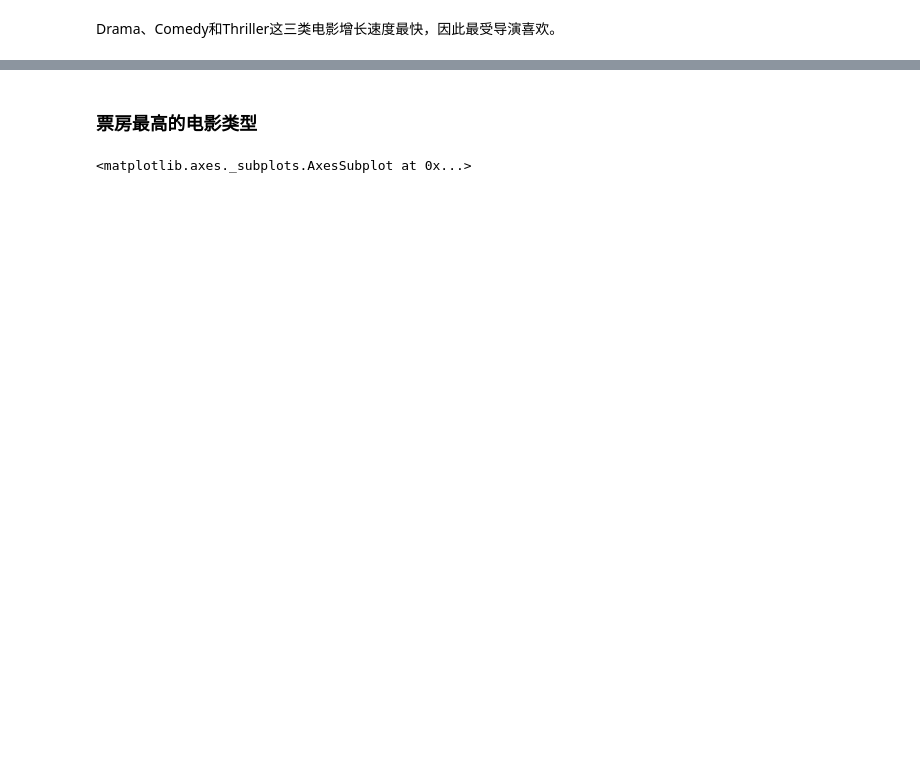
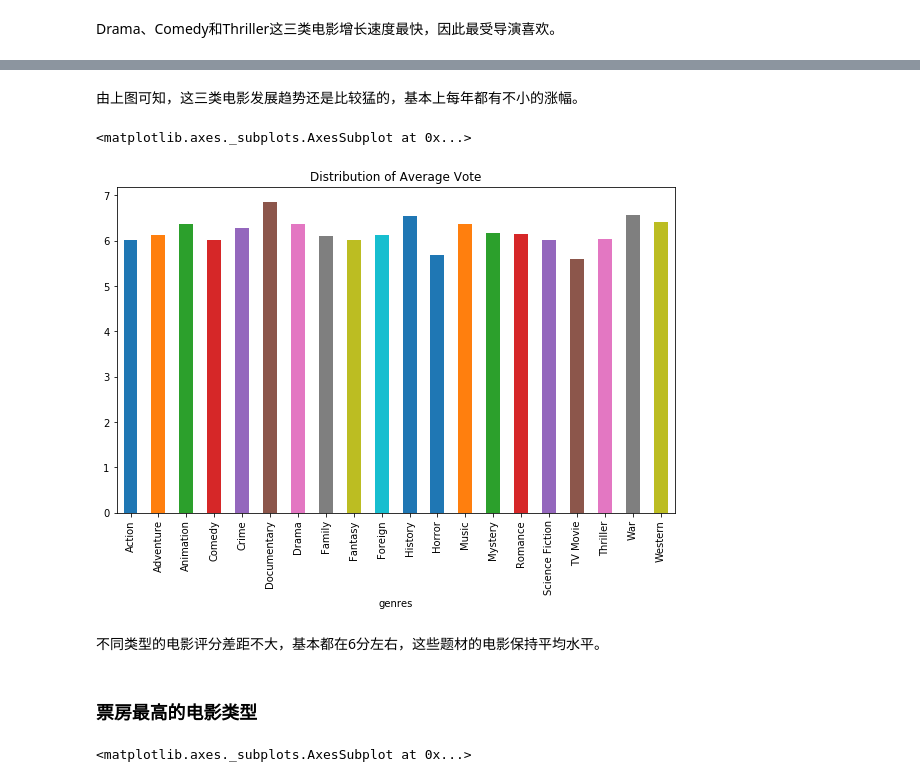
Before and after one commit to stoneboy100200/deep_learning_primary, a Jupyter notebook: [T1P3]investigate_dataset/Investigate_a_Dataset-zh.ipynb, the cells around one changed output, grey strips where cells are left out. Cells and saved outputs as stored; diff of their text form; code cells hidden in the pictures; blank space fills up the shorter version.

```diff
--- a/[T1P3]investigate_dataset/Investigate_a_Dataset-zh.ipynb
+++ b/[T1P3]investigate_dataset/Investigate_a_Dataset-zh.ipynb
@@ -149,3 +188,12 @@ Drama、Comedy和Thriller这三类电影增长速度最快，因此最受导演
+# %% [markdown]
+由上图可知，这三类电影发展趋势还是比较猛的，基本上每年都有不小的涨幅。
+# %%
+movies_clear.groupby(['genres'])['vote_average'].mean().plot(kind='bar', figsize=(10,6), title='Distribution of Average Vote')
+# %% [output]
+<matplotlib.axes._subplots.AxesSubplot at 0x...>
+[figure, added]
+# %% [markdown]
+不同类型的电影评分差距不大，基本都在6分左右，这些题材的电影保持平均水平。
 # %% [markdown]
 ### 票房最高的电影类型
 # %%
```
Also changed, not shown: parts of 24 cells of this notebook, 2 other files.
